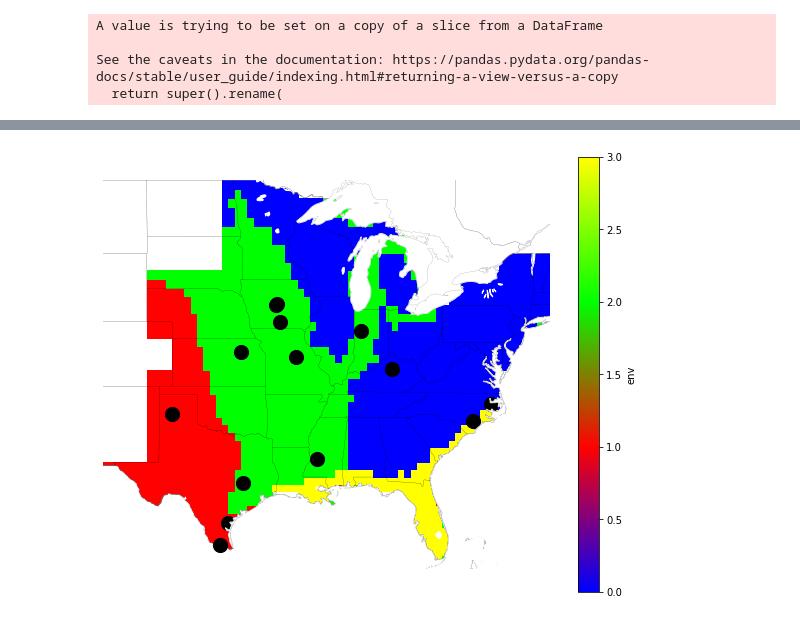
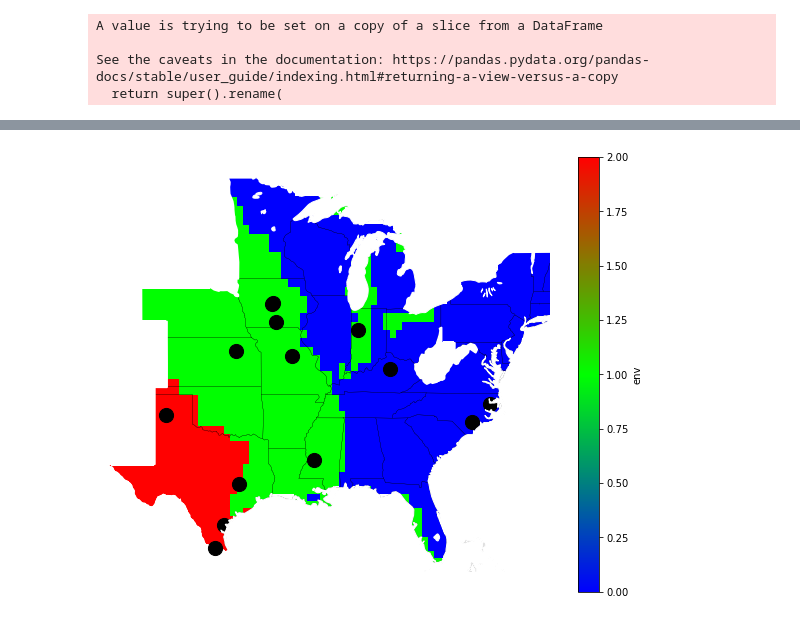
Before and after one commit to JJguri/Mapping-tools, a Jupyter notebook: k-clustering-env.ipynb, the cells around one changed output, grey strips where cells are left out. Cells and saved outputs as stored; diff of their text form; code cells hidden in the pictures.

```diff
--- a/k-clustering-env.ipynb
+++ b/k-clustering-env.ipynb
@@ -142,9 +151,9 @@ X
 # %%
 #Calculate clusters using k-means
 
-kmeans = KMeans(n_clusters=4, n_init=200) #algorithm='elkan'
+kmeans = KMeans(n_clusters=3, n_init=5000, algorithm='elkan')
 
-y = kmeans.fit_predict(X[['TempIn','RainIn','RadiationIn']])
+y = kmeans.fit_predict(X[['rain40DAS','rain80DAS','rainHarv','rad40DAS','rad80DAS','radHarv','temp40DAS','temp80DAS','tempHarv']])
 
 X['env'] = y
 #print(X)
@@ -261,36 +416,57 @@ hide_toggle()
 #Plotting map with environmental zones
 fig, ax = plt.subplots(1, 1, subplot_kw=dict(projection=ccrs.Mercator(central_longitude=-95)),figsize=(10,8))
 
-colors = ['#0000fe','#ff0101','#00ff01','yellow']
+colors = ['#0000fe','#00ff01','#ff0101']
 cmap_name = 'my_list'
 cm = LinearSegmentedColormap.from_list(cmap_name, colors)
 
 p=df_env.env.plot(x='lon', y='lat', transform=ccrs.PlateCarree(central_longitude=0),
-robust=True, cmap=cm, add_colorbar=True, zorder=1, vmin=0, vmax=3)
+robust=True, cmap=cm, add_colorbar=True, zorder=1, vmin=0, vmax=2)
 
 def area(ax, iso, clr) :
-    shp = shpreader.natural_earth(resolution='10m',category='cultural',
-                                  name='admin_0_countries')
+    shp = shpreader.natural_earth(resolution='10m',category='cultural',name='admin_0_countries')
     reader = shpreader.Reader(shp)
     for n in reader.records() :
         if n.attributes['ADM0_A3'] == iso:
             ax.add_geometries(n.geometry, ccrs.PlateCarree(), facecolor=clr,
-                              alpha = 1.00, linewidth =0.01, edgecolor = "white",
+                              alpha = 1.00, linewidth =3, edgecolor = "white",
                               label=n.attributes['ADM0_A3'])
     return ax
 
 iso3 = ['CAN', 'MEX']
 
+def area2(ax, iso, clr, z) :
+
+    shp = shpreader.natural_earth(resolution='110m',category='cultural', name='admin_1_states_provinces_lakes_shp')
+    reader = shpreader.Reader(shp)
+    for n in reader.records() :
+        if n.attributes['postal'] == iso:
+            try:
+                ax.add_geometries(n.geometry, ccrs.PlateCarree(), facecolor=clr, zorder=z,
+                                  alpha = 1.00, linewidth =2, edgecolor = "white",
+                                  label=n.attributes['postal'])
+            except Exception as e:
+                #print(e)
+                import shapely.wkt as wkt
+                from shapely.geometry import MultiPolygon
+                list_str_polygons = [str(n.geometry)]
+                c = MultiPolygon(map(wkt.loads, list_str_polygons))
+                ax.add_geometries(c, ccrs.PlateCarree(), facecolor=clr,
+                                  alpha = 1.00, linewidth =2, edgecolor = "white",
+                                  label=n.attributes['postal'])
+    return ax
+
+iso4 = ['NM','CO','WY','ND','SD', 'WV', 'MT']
+
 gl=ax.gridlines(crs=ccrs.PlateCarree(), linewidth=0.01, color='w', alpha=0, linestyle='-',
                 draw_labels=False,dms=True, x_inline=False, y_inline=False)
-#ax.coastlines(color='white',linewidth=0.3, zorder=4)
-ax.add_feature(cfeature.COASTLINE, color='k')
-ax.add_feature(cfeature.STATES, linewidth=0.1, zorder=3)
+#ax.coastlines(color='k',linewidth=0.3, zorder=4)
+ax.add_feature(cfeature.COASTLINE, edgecolor = "grey", linewidth=1)
+ax.add_feature(cfeature.STATES, edgecolor = "k", linewidth=0.2, zorder=1)
 ax.add_feature(cfeature.OCEAN, color='white', zorder=2)
 ax.add_feature(cfeature.LAKES, color='white', zorder=1.5)
-ax.add_feature(cfeature.BORDERS, color='grey')
-ax.add_feature(cfeature.LAND, color='white',zorder=0.5)
-ax.set_extent([-107.5, -72, 24.5, 49], crs=ccrs.PlateCarree())
+ax.add_feature(cfeature.BORDERS, edgecolor = "grey", color='grey', linewidth=1)
+ax.set_extent([-107, -72, 24.5, 49], crs=ccrs.PlateCarree())
 gl.xlabels_top = False
 gl.ylabels_right = False
 
@@ -300,35 +476,40 @@ gl.xformatter = LONGITUDE_FORMATTER
 gl.yformatter = LATITUDE_FORMATTER
 gl.xlabel_style = {'size': 10, 'color': 'k'}
 gl.ylabel_style = {'size': 10, 'color': 'k'}
+
+for value in iso4 :
+    area2(ax, value, "white", 4)
+
+area2(ax, value, "white", 4)
 
 for value in iso3 :
     area(ax, value, "white")
 
 area(ax, value, "white")
 
 #Colorbar attributes
 # cb = plt.colorbar(p, orientation="horizontal", pad=0.05, shrink=0.55, ticks=[0,1,2,3])
 # cb.set_label(label='', size='xx-large', weight='bold', labelpad=50)
 # cb.ax.tick_params(labelsize='x-large')
 # cb.set_ticks([])
 
 #fig.text(0.36, 0.19, 'HLL', va='center', rotation='horizontal', fontsize =17)
 #fig.text(0.49, 0.19, 'LHH', va='center', rotation='horizontal', fontsize =17)
 #fig.text(0.63, 0.19, 'MLM', va='center', rotation='horizontal', fontsize =17)
 #fig.text(0.63, 0.19, 'MLM', va='center', rotation='horizontal', fontsize =17)
 
 ax.outline_patch.set_visible(False)
 
 # build and plot coordinates onto map
 stations = pd.read_csv(r'C:\Users\uqjojeda\Nextcloud\PURTERRA-A0131\2020\Validation\Python\all-stations.csv')
 x = stations.lon
 y = stations.lat
 ax.scatter(stations.lon, stations.lat, marker='o', color='k', transform=ccrs.PlateCarree(),zorder=2, s=200)
 
 #plt.savefig(r'C:\Users\uqjojeda\Nextcloud\PURTERRA-A0131\2020\paper\figs\MAP.png', dpi=600, bbox_inches='tight', pad_inches=0)
 hide_toggle()
 # %% [output]
 [interactive output not drawn]
-[figure, old version]
+[figure, new version]
 # %%
 X.to_csv(r'C:\Users\uqjojeda\Nextcloud\PURTERRA-A0131\2020\paper\data\dfenv.csv')
```
Also changed, not shown: parts of 15 cells of this notebook.
